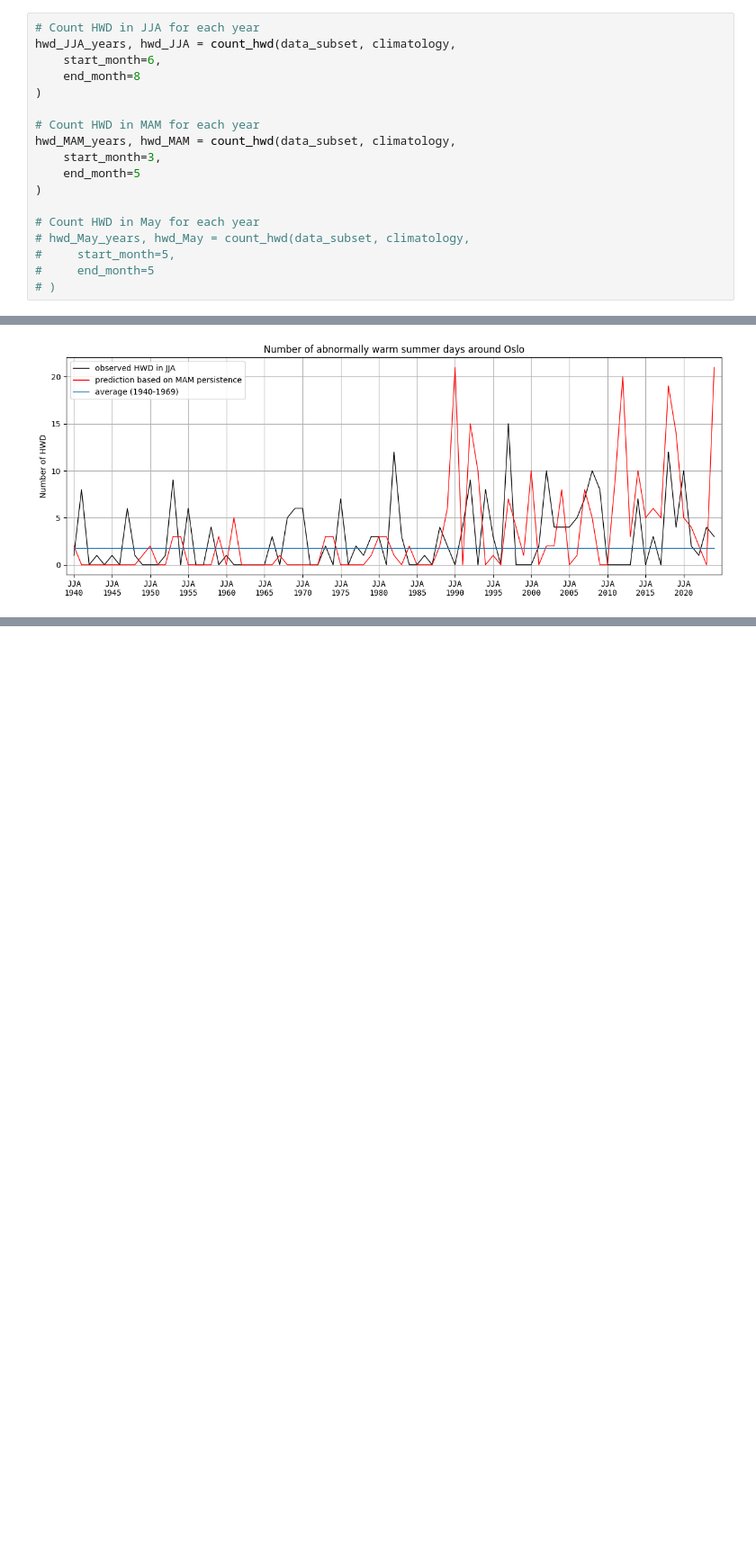
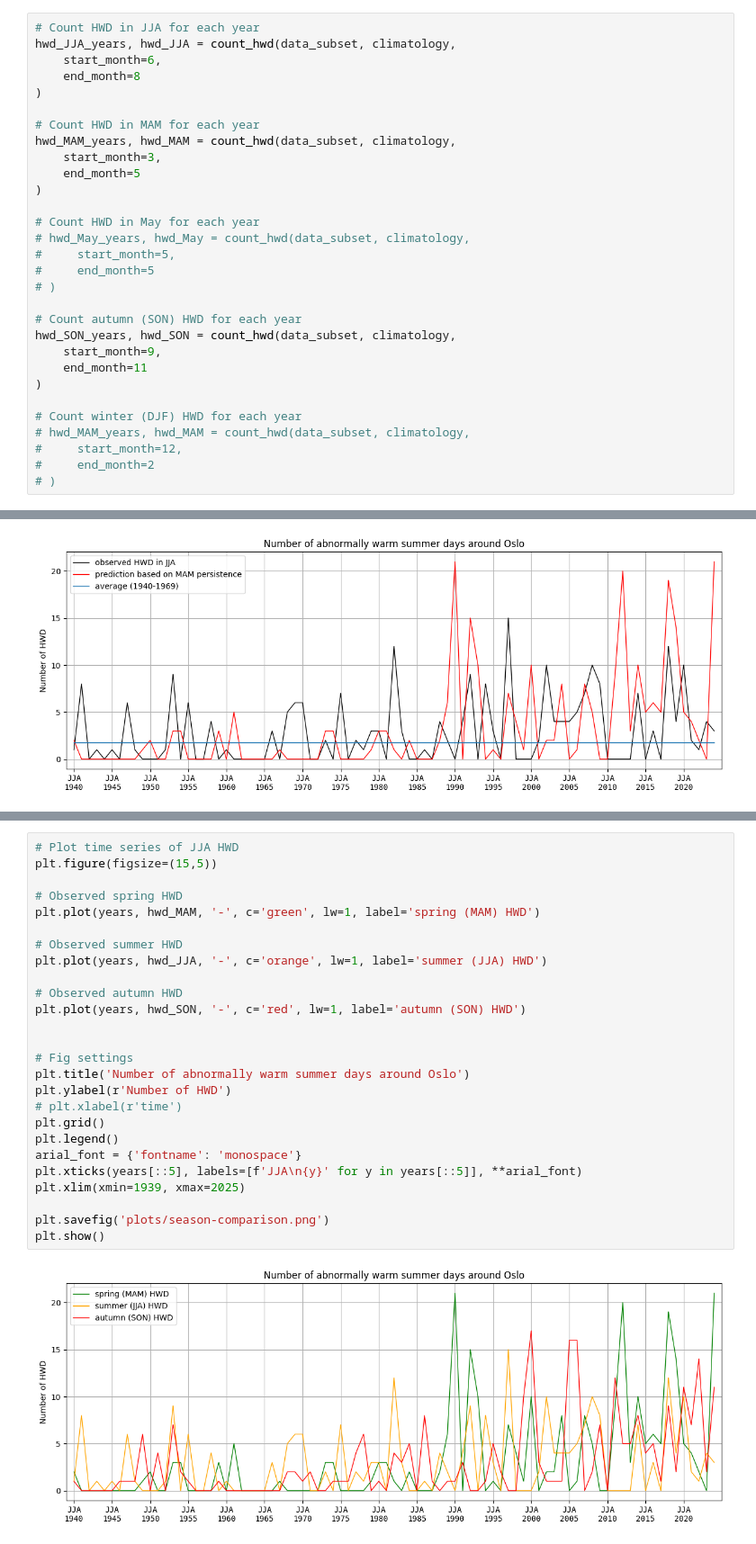
Before and after one commit to stine-fohrmann/63-741-predict-climate, a Jupyter notebook: homework-stat-predict.ipynb, the cells around one changed output, grey strips where cells are left out. Shown: that part at 90% size. Cells and saved outputs as stored; diff of their text form; blank space fills up the shorter version.

Commit message:
add season comparison (w/o winter)

```diff
--- a/homework-stat-predict.ipynb
+++ b/homework-stat-predict.ipynb
@@ -64,6 +64,18 @@ hwd_MAM_years, hwd_MAM = count_hwd(data_subset, climatology,
 #     start_month=5,
 #     end_month=5
 # )
+
+# Count autumn (SON) HWD for each year
+hwd_SON_years, hwd_SON = count_hwd(data_subset, climatology,
+    start_month=9,
+    end_month=11
+)
+
+# Count winter (DJF) HWD for each year
+# hwd_MAM_years, hwd_MAM = count_hwd(data_subset, climatology,
+#     start_month=12,
+#     end_month=2
+# )
 # %% [markdown]
 ## Climatology prediction
 
@@ -123,0 +138,28 @@ plt.show()
+# %%
+# Plot time series of JJA HWD
+plt.figure(figsize=(15,5))
+
+# Observed spring HWD
+plt.plot(years, hwd_MAM, '-', c='green', lw=1, label='spring (MAM) HWD')
+
+# Observed summer HWD
+plt.plot(years, hwd_JJA, '-', c='orange', lw=1, label='summer (JJA) HWD')
+
+# Observed autumn HWD
+plt.plot(years, hwd_SON, '-', c='red', lw=1, label='autumn (SON) HWD')
+
+
+# Fig settings
+plt.title('Number of abnormally warm summer days around Oslo')
+plt.ylabel(r'Number of HWD')
+# plt.xlabel(r'time')
+plt.grid()
+plt.legend()
+arial_font = {'fontname': 'monospace'}
+plt.xticks(years[::5], labels=[f'JJA\n{y}' for y in years[::5]], **arial_font)
+plt.xlim(xmin=1939, xmax=2025)
+
+plt.savefig('plots/season-comparison.png')
+plt.show()
+# %% [output]
+[figure, added]
```
Also changed, not shown: parts of 2 cells of this notebook, 1 other file.
